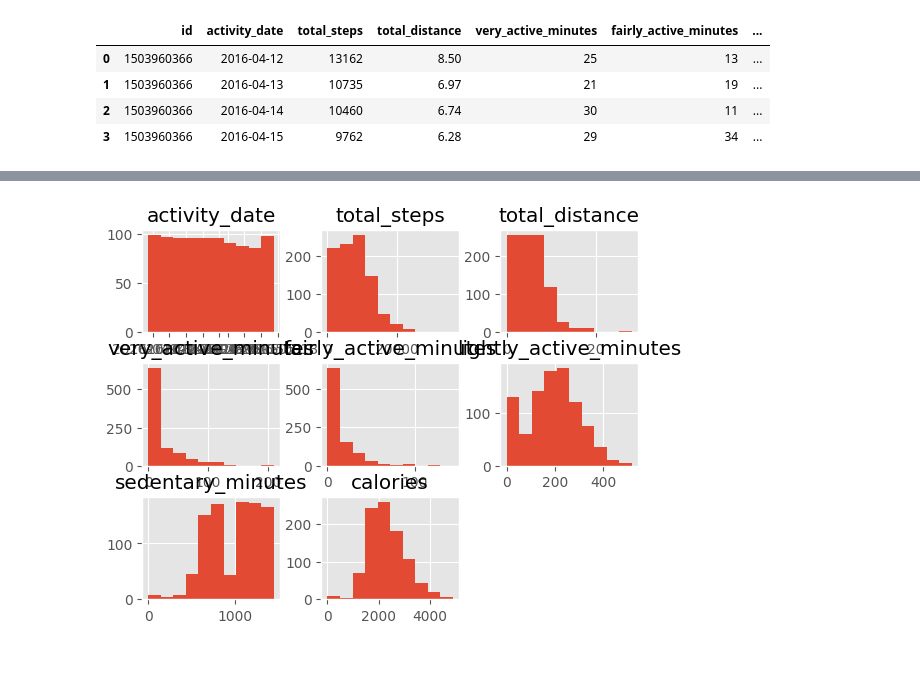
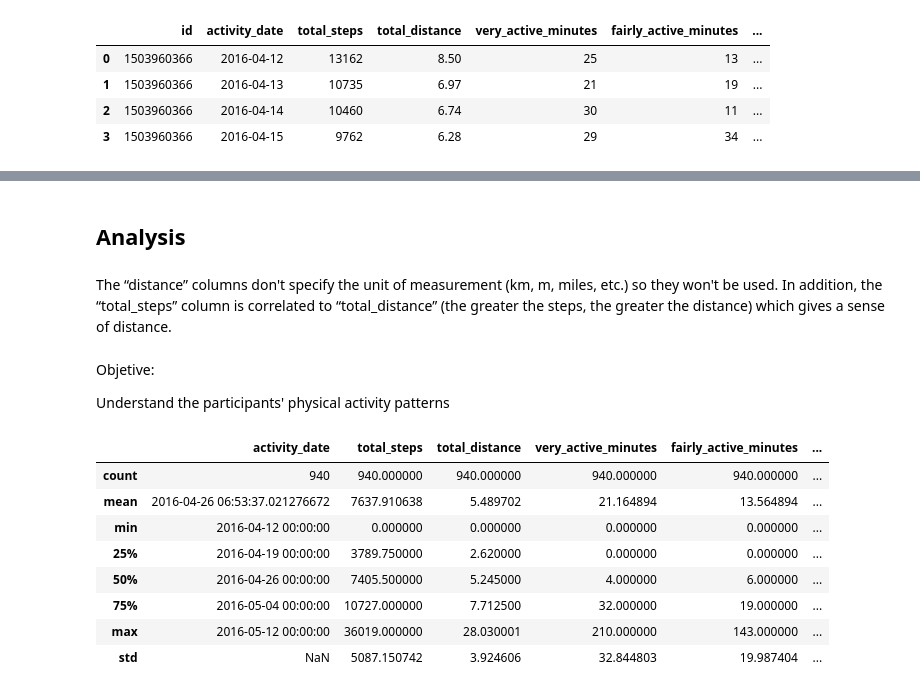
Before and after one commit to albvieiraa/physical_activity_google_project_2024, a Jupyter notebook: physical-activity-google-project-2024.ipynb, the cells around one changed output, grey strips where cells are left out. Saved outputs shown, nothing was run; the diff lists cells and outputs as text; code cells hidden in the pictures; blank space fills up the shorter version.

Commit message:
uptade of analysis

```diff
--- a/physical-activity-google-project-2024.ipynb
+++ b/physical-activity-google-project-2024.ipynb
@@ -292,6 +229,21 @@ std           301.267437   718.166862
-# %%
-#histograma para variáveis numéricas
-df.hist()
-plt.show()
-# %% [output]
-[figure, removed]
+# %% [markdown]
+## Analysis
+# %% [markdown]
+The “distance” columns don't specify the unit of measurement (km, m, miles, etc.) so they won't be used. In addition, the “total_steps” column is correlated to “total_distance” (the greater the steps, the greater the distance) which gives a sense of distance.
+# %% [markdown]
+Objetive:
+
+Understand the participants' physical activity patterns
+# %%
+# measures of central tendency of numerical variables
+df.describe()
+# %% [output]
+|  | activity_date | total_steps | total_distance | very_active_minutes | fairly_active_minutes | ... |
+| count | 940 | 940.000000 | 940.000000 | 940.000000 | 940.000000 | ... |
+| mean | 2016-04-26 06:53:37.021276672 | 7637.910638 | 5.489702 | 21.164894 | 13.564894 | ... |
+| min | 2016-04-12 00:00:00 | 0.000000 | 0.000000 | 0.000000 | 0.000000 | ... |
+| 25% | 2016-04-19 00:00:00 | 3789.750000 | 2.620000 | 0.000000 | 0.000000 | ... |
+| 50% | 2016-04-26 00:00:00 | 7405.500000 | 5.245000 | 4.000000 | 6.000000 | ... |
+| 75% | 2016-05-04 00:00:00 | 10727.000000 | 7.712500 | 32.000000 | 19.000000 | ... |
+| max | 2016-05-12 00:00:00 | 36019.000000 | 28.030001 | 210.000000 | 143.000000 | ... |
+| std | NaN | 5087.150742 | 3.924606 | 32.844803 | 19.987404 | ... |
```
Also changed, not shown: parts of 29 cells of this notebook.
